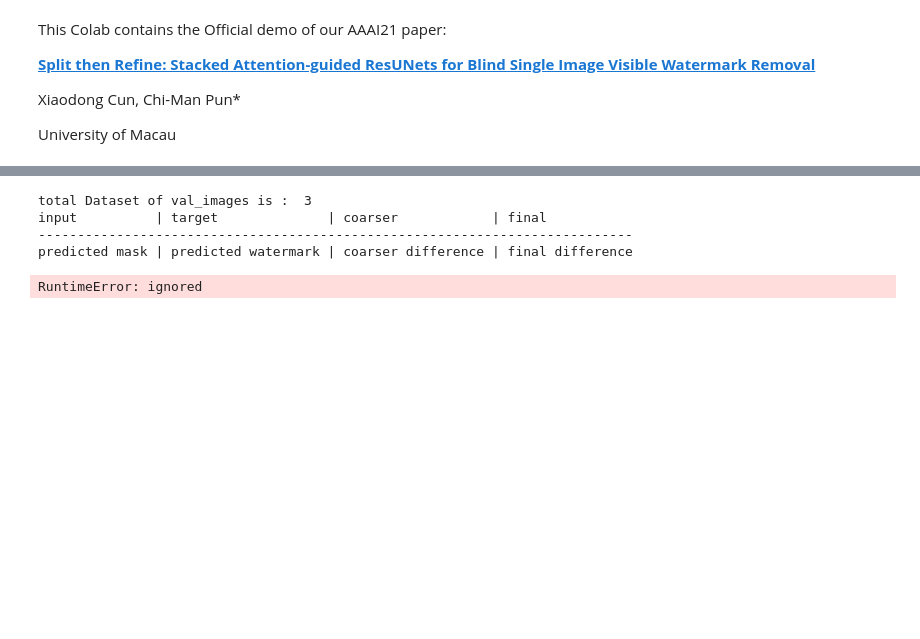
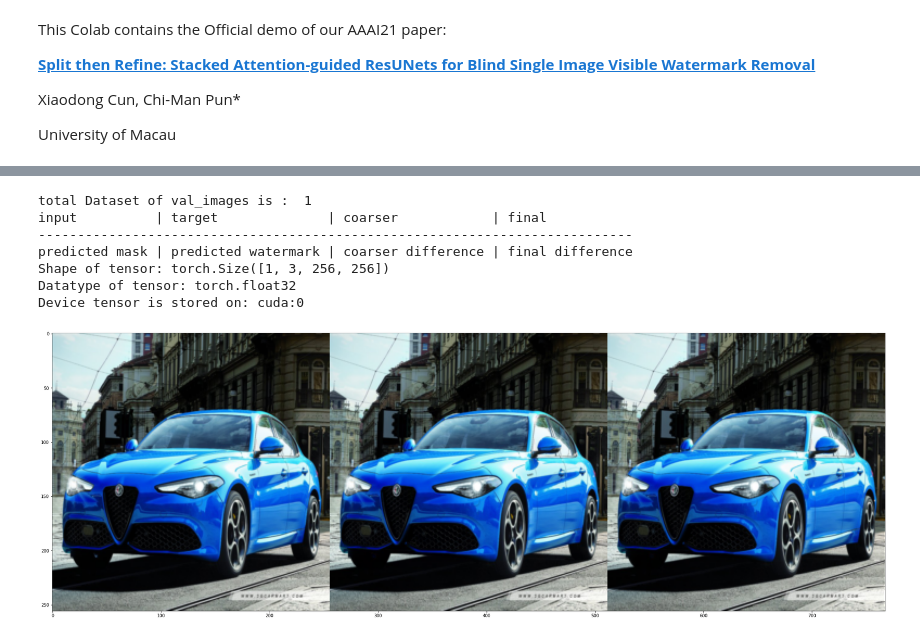
Before and after one commit to jackliusr/data-science, a Jupyter notebook: split_then_refine_car.ipynb, the cells around one changed output, grey strips where cells are left out. Cells and saved outputs as stored; diff of their text form; code cells hidden in the pictures; blank space fills up the shorter version.

```diff
--- a/split_then_refine_car.ipynb
+++ b/split_then_refine_car.ipynb
@@ -105,40 +105,58 @@ class objectview(object):
 jet_map = get_jet()
 
 resume_path = '27kpng_model_best.pth.tar' # path of pretrained model
-samples = [320,1364,1868] #random.sample(range(4000), 1) # show random sample
+samples = [320] #random.sample(range(4000), 1) # show random sample
 
 data_config  = objectview({'input_size':256,
                             'limited_dataset':0,
                             'normalized_input':False,
                             'data_augumentation':False,
                             'base_dir':'.',
                             'data':'_images'})
 
 val_loader = torch.utils.data.DataLoader(datasets.COCO('val',config=data_config,sample=samples))
 
 print('input          | target              | coarser            | final')
 print('----------------------------------------------------------------------------')
 print('predicted mask | predicted watermark | coarser difference | final difference')
 
 trans = torchvision.transforms.Compose([
                 torchvision.transforms.Resize((256,256)),
                 torchvision.transforms.ToTensor()
             ])
 
 with torch.no_grad():
 
       model = models.__dict__['vvv4n']().cuda()
       model.load_state_dict(torch.load(resume_path)['state_dict'])
       model.eval()
 
-      im  = trans(Image.open('/content/val_images/image/COCO_val2014_000000000133-Chupa_Chups_Logo-130.png').convert("RGB")).cuda()
+      #for i, batches in enumerate(val_loader):
+      plt.figure(figsize=(48,12))
+
+      im  = trans(Image.open('/content/car.jpg').convert('RGB'))
+      im = torch.unsqueeze(im, 0).cuda()
+
+      #im= batches['image'].cuda()
+      print(f"Shape of tensor: {im.shape}")
+      print(f"Datatype of tensor: {im.dtype}")
+      print(f"Device tensor is stored on: {im.device}")
+
       imoutput,immask,imwatermark = model(im)
       imcoarser,imrefine,imwatermark = imoutput[1]*immask + im*(1-immask),imoutput[0]*immask + im*(1-immask),imwatermark*immask
-      imfinal = np.concatenate([imcoarser,imrefine,imwatermark],axis=0)
-      plt.imshow(imfinal,vmin=0.0,vmax=255.0)
+      ims1 = im_to_numpy(torch.clamp(torch.cat([im,imcoarser,imrefine],dim=3)[0]*255,min=0.0,max=255.0)).astype(np.uint8)
+      imcoarser, imrefine  = im_to_numpy((imcoarser[0]*255)).astype(np.uint8), im_to_numpy((imrefine[0]*255)).astype(np.uint8)
+      imwatermark = im_to_numpy((imwatermark[0]*255)).astype(np.uint8)
+      im1 =  im_to_numpy(im0[0]*255).astype(np.uint8)
+
+      imfinal = np.concatenate([imwatermark,imcoarser,imrefine],axis=1)
+      plt.imshow(ims1,vmin=0.0,vmax=255.0)
 # %% [output]
-total Dataset of val_images is :  3
+total Dataset of val_images is :  1
 input          | target              | coarser            | final
 ----------------------------------------------------------------------------
 predicted mask | predicted watermark | coarser difference | final difference
+Shape of tensor: torch.Size([1, 3, 256, 256])
+Datatype of tensor: torch.float32
+Device tensor is stored on: cuda:0
-RuntimeError: ignored
+[figure, added]
```
Also changed, not shown: parts of 2 cells of this notebook.
